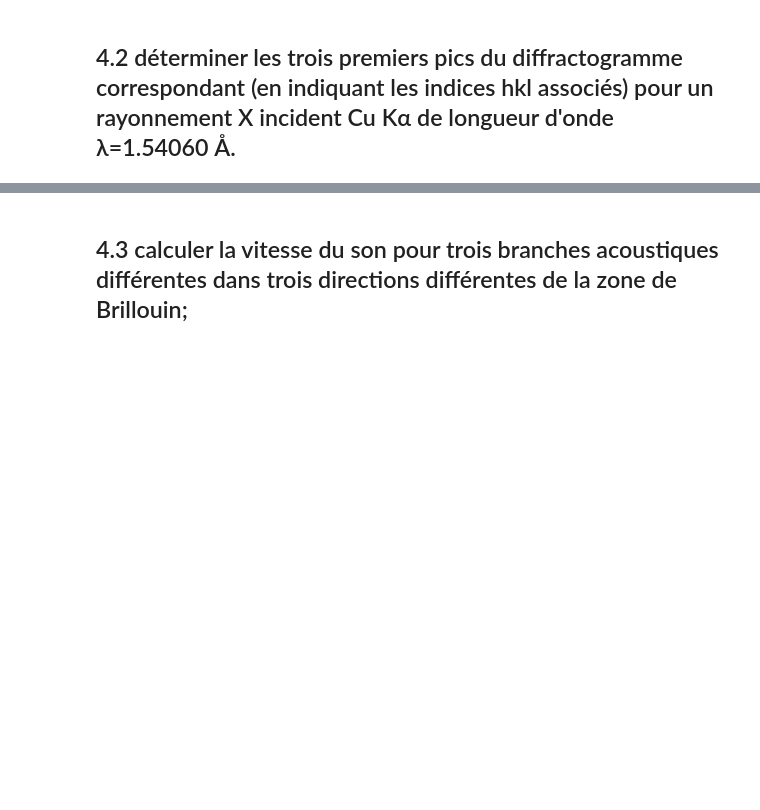
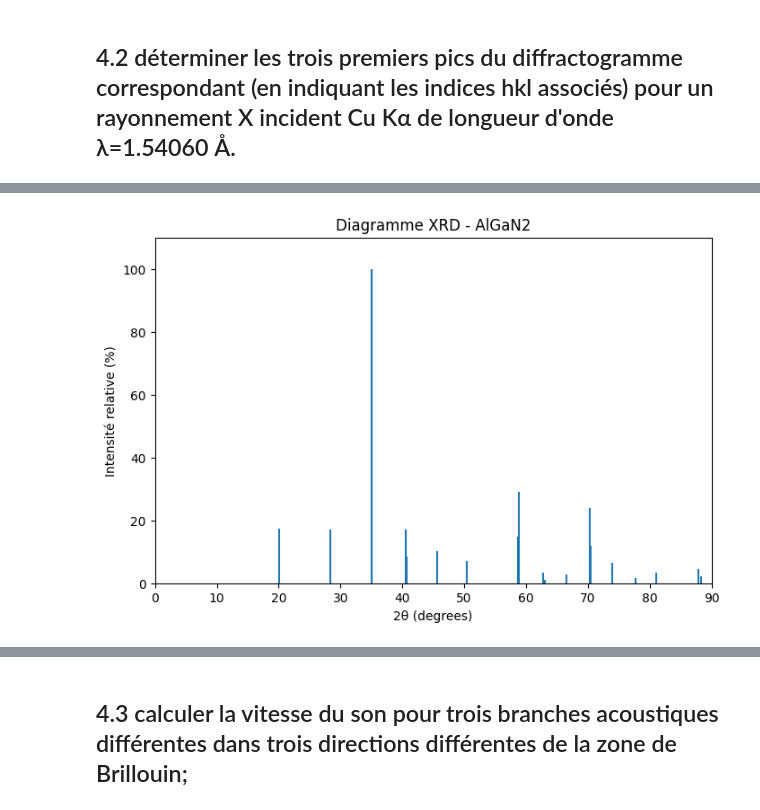
Before and after one commit to MariaOliviaB/Projet-FYKI, a Jupyter notebook: ph_bands.ipynb, the cells around one changed output, grey strips where cells are left out. Cells and saved outputs as stored; diff of their text form; code cells hidden in the pictures; blank space fills up the shorter version.

Commit message:
pic du diffractogramme

```diff
--- a/ph_bands.ipynb
+++ b/ph_bands.ipynb
@@ -41,2 +54,21 @@ ph_plot.plot_brillouin()
 # %%
-# besoin des paramètres de maille de ton matériau ($a, b, c$) pour utiliser la loi de Bragg :n*lambda = 2d_{hkl}*sin(theta)
+# Source Cu Ka par défaut : 1.5406 A
+calcul = XRDCalculator(wavelength=1.54060)
+pattern = calcul.get_pattern(structure, two_theta_range=(0, 90)) # calcul des pics entre 0° et 90°
+
+print(f"3 premiers pics du diffractogramme pour {structure.composition.reduced_formula} :\n")
+
+for i in range(3):
+    angle = pattern.x[i] # position des pics
+    intensite = pattern.y[i] # intensité relative
+    hkl_dict = pattern.hkls[i][0] # On prend le premier hkl si multiplicités car un pic peut correspondre à plusieurs plans (hkl) équivalents; indices de Miller reponsable du pic
+    hkl_label = hkl_dict['hkl'] # distances interréticulaires
+    multiplicity = hkl_dict['multiplicity'] # La multiplicité correspond au nombre de plans équivalents dans le cristal.
+    d_spacing = pattern.d_hkls[i] # distance entre les plans cristallins en Ångström.
+
+    print(f"Pic n°{i+1}:")
+    print(f"  - Angle 2θ : {angle:.4f}°")
+    print(f"  - Indices hkl : {hkl_label}")
+    print(f"  - Distance interréticulaire d : {d_spacing:.4f} Å")
+    print(f"  - Intensité relative : {intensite:.2f} %")
+    print("-" * 30)
@@ -42,0 +96,14 @@ ph_plot.plot_brillouin()
+# %%
+plt.figure(figsize=(8,5))
+plt.vlines(pattern.x, 0, pattern.y)
+
+plt.xlabel("2θ (degrees)")
+plt.ylabel("Intensité relative (%)")
+plt.title(f"Diagramme XRD - {structure.composition.reduced_formula}")
+
+plt.xlim(0,90)
+plt.ylim(0,110)
+
+plt.show()
+# %% [output]
+[figure, added]
```
Also changed, not shown: parts of 3 cells of this notebook.
